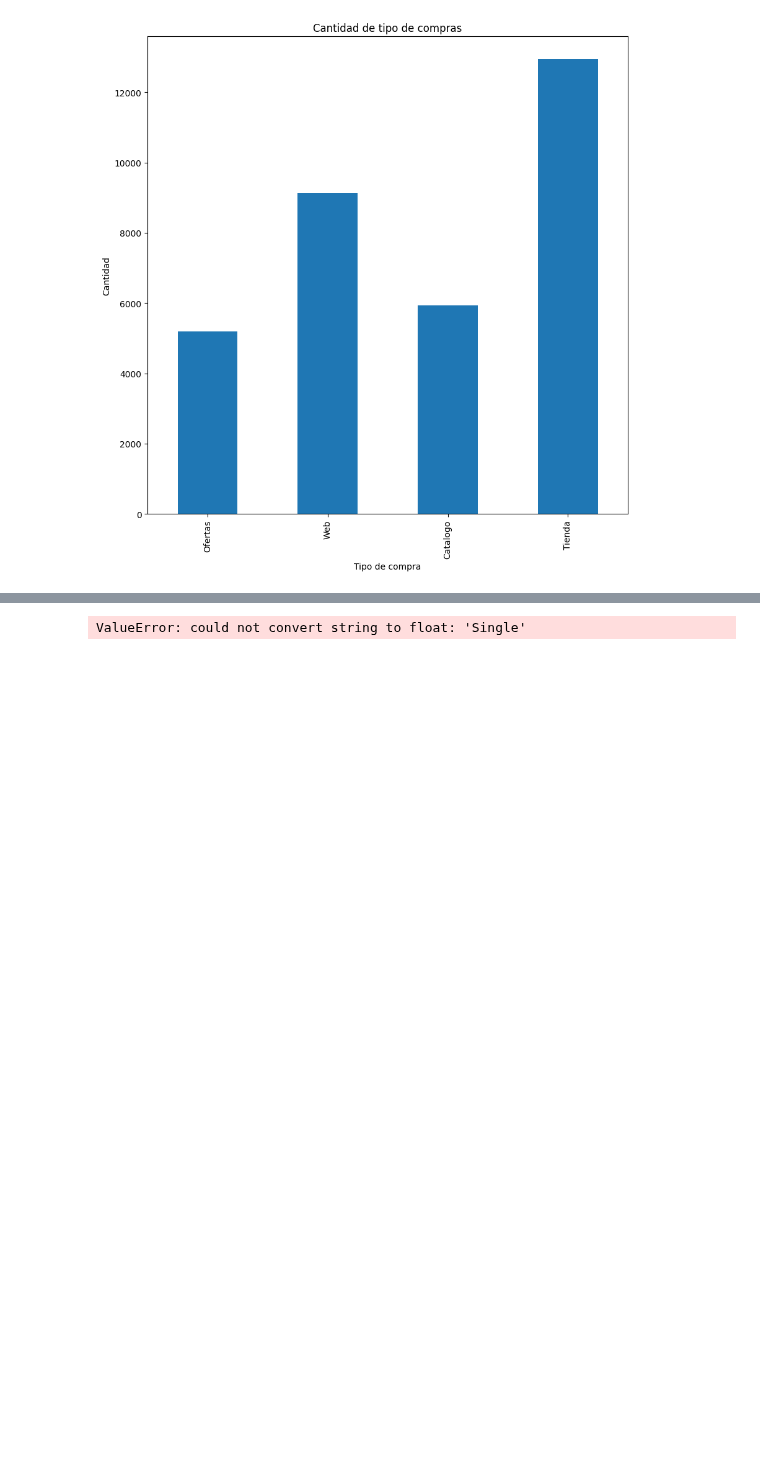
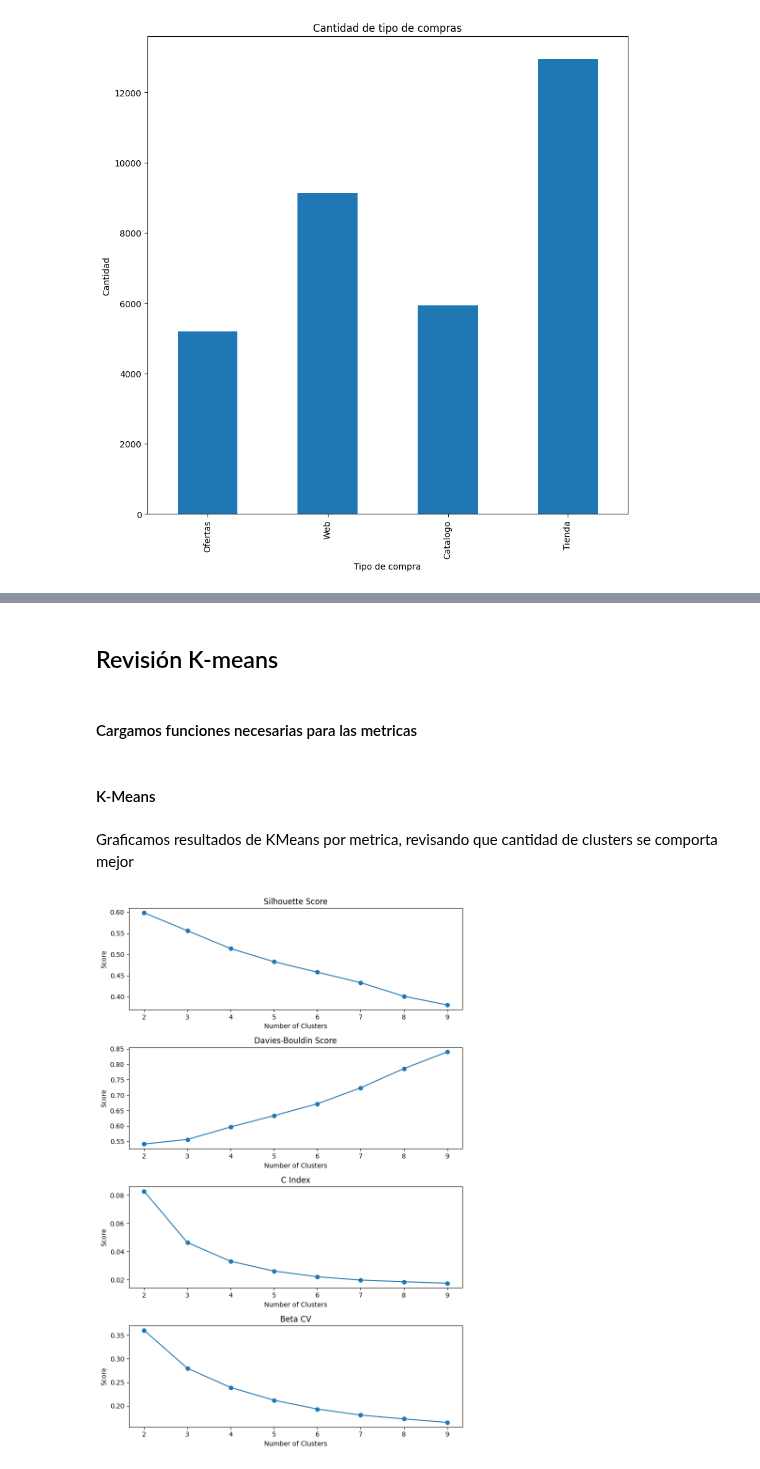
Before and after one commit to JuanDeutsch/DataSheets, a Jupyter notebook: Proyecto1/proyecto1 copy.ipynb, the cells around one changed output, grey strips where cells are left out. Drawn from its saved outputs; the diff is of its cells as text; code cells hidden in the pictures; blank space fills up the shorter version.

Commit message:
k-means iterando sobre 4 metricas

```diff
--- a/Proyecto1/proyecto1 copy.ipynb
+++ b/Proyecto1/proyecto1 copy.ipynb
@@ -351,7 +401,7 @@ plt.show()
 # %%
 from sklearn.preprocessing import MinMaxScaler, StandardScaler
 
-columns_to_normalize_range = ['MntWines', 'MntFruits', 'MntProteinProducts']
+
 columns_to_normalize_z = ['Income']
 
 cdf_normalized = cdf.copy()
@@ -361,7 +411,5 @@ min_max_scaler = MinMaxScaler()
 
 cdf_normalized[columns_to_normalize_z] = scaler.fit_transform(cdf_normalized[columns_to_normalize_z])
 
-cdf_normalized[columns_to_normalize_range] = min_max_scaler.fit_transform(cdf_normalized[columns_to_normalize_range])
-
 display(cdf_normalized)
 # %% [output]
@@ -368,0 +429,4 @@ KeyError: "['MntProteinProducts'] not in index"
+# %% [markdown]
+## Revisión K-means
+# %% [markdown]
+#### Cargamos funciones necesarias para las metricas
@@ -369,3 +518,7 @@ KeyError: "['MntProteinProducts'] not in index"
+# %% [markdown]
+#### K-Means
+# %% [markdown]
+Graficamos resultados de KMeans por metrica, revisando que cantidad de clusters se comporta mejor
 # %%
 import pandas as pd
 from sklearn.cluster import KMeans, DBSCAN
@@ -373,54 +526,58 @@ from sklearn import metrics
 import matplotlib.pyplot as plt
 
 def cluster_analysis(df):
-    # Lista de métricas para evaluar los clusters
-    metrics_names = ['Silhouette Score', 'Calinski-Harabasz Score', 'Davies-Bouldin Score']
 
-    # Rango de cantidad de clusters a probar
     cluster_range = range(2, 10)
 
-    # Inicializar listas para almacenar los resultados de cada métrica
+
     silhouette_scores = []
-    ch_scores = []
     db_scores = []
+    cIndex_scores = []
+    betaCV_scores = []
 
-    # Realizar la clusterización para cada cantidad de clusters
     for n_clusters in cluster_range:
-        # K-Means clustering
-        kmeans = KMeans(n_clusters=n_clusters, random_state=42)
+
+        kmeans = KMeans(n_clusters=n_clusters, init = 'random', n_init=30)
         kmeans_labels = kmeans.fit_predict(df)
 
         # DBSCAN clustering
         dbscan = DBSCAN()
         dbscan_labels = dbscan.fit_predict(df)
 
         # Calcular las métricas para K-Means
         silhouette_scores.append(metrics.silhouette_score(df, kmeans_labels))
-        ch_scores.append(metrics.calinski_harabasz_score(df, kmeans_labels))
         db_scores.append(metrics.davies_bouldin_score(df, kmeans_labels))
+        cIndex_scores.append(getCIndex(df, kmeans_labels))
+        betaCV_scores.append(getBetaCV(df, kmeans_labels))
+
 
     # Crear gráficos para cada métrica
-    fig, axs = plt.subplots(3, 1, figsize=(8, 12))
+    fig, axs = plt.subplots(4, 1, figsize=(8, 12))
 
     axs[0].plot(cluster_range, silhouette_scores, marker='o')
     axs[0].set_title('Silhouette Score')
     axs[0].set_xlabel('Number of Clusters')
     axs[0].set_ylabel('Score')
 
-    axs[1].plot(cluster_range, ch_scores, marker='o')
-    axs[1].set_title('Calinski-Harabasz Score')
+    axs[1].plot(cluster_range, db_scores, marker='o')
+    axs[1].set_title('Davies-Bouldin Score')
     axs[1].set_xlabel('Number of Clusters')
     axs[1].set_ylabel('Score')
 
-    axs[2].plot(cluster_range, db_scores, marker='o')
-    axs[2].set_title('Davies-Bouldin Score')
+    axs[2].plot(cluster_range, cIndex_scores, marker='o')
+    axs[2].set_title('C Index')
     axs[2].set_xlabel('Number of Clusters')
     axs[2].set_ylabel('Score')
+
+    axs[3].plot(cluster_range, betaCV_scores, marker='o')
+    axs[3].set_title('Beta CV')
+    axs[3].set_xlabel('Number of Clusters')
+    axs[3].set_ylabel('Score')
 
     plt.tight_layout()
     plt.show()
 
 # Llamar a la función para realizar el análisis de clusterización
 cluster_analysis(cdf_normalized)
 # %% [output]
-ValueError: could not convert string to float: 'Single'
+[figure, added]
```
Also changed, not shown: parts of 6 cells of this notebook.
